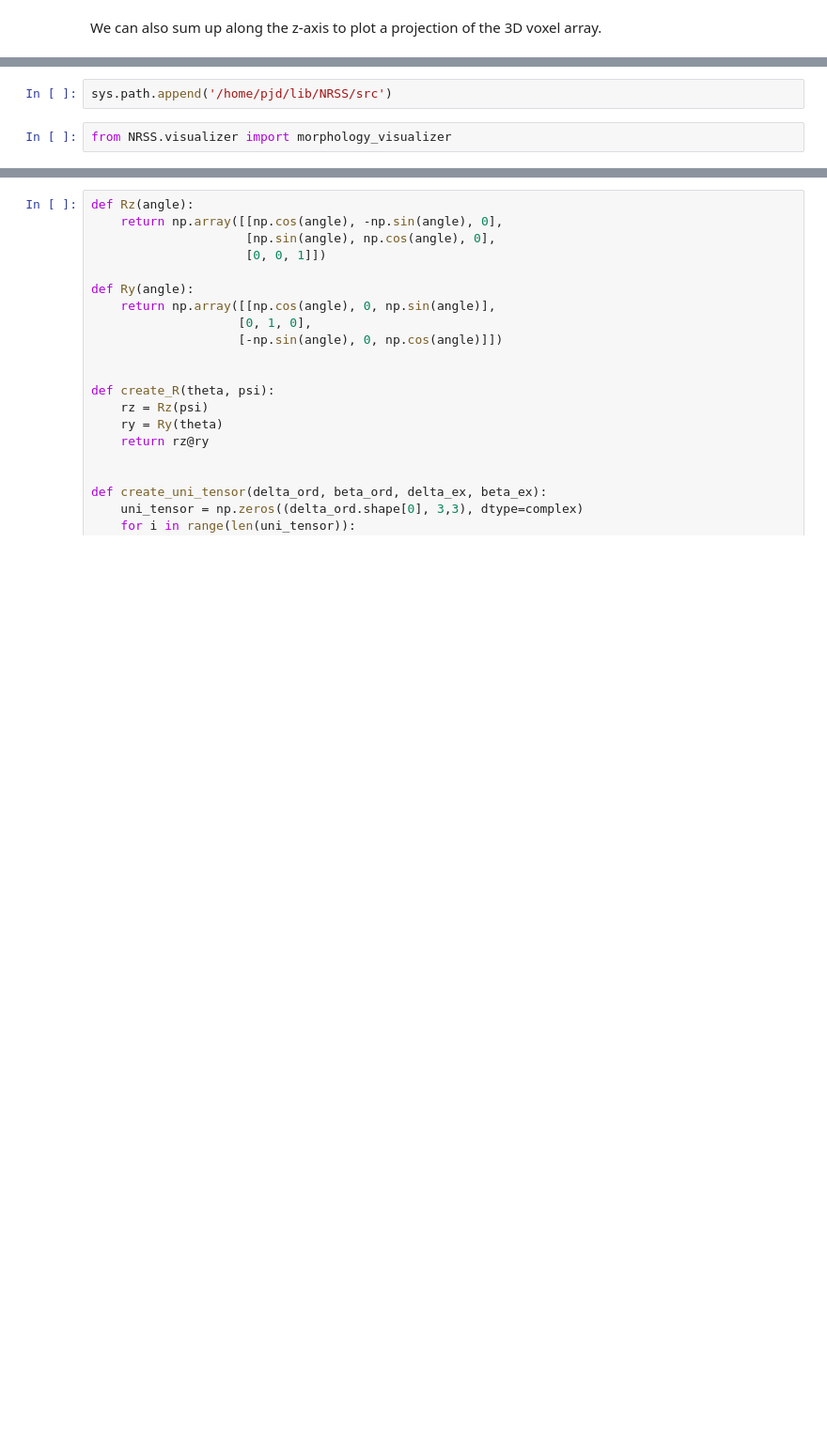
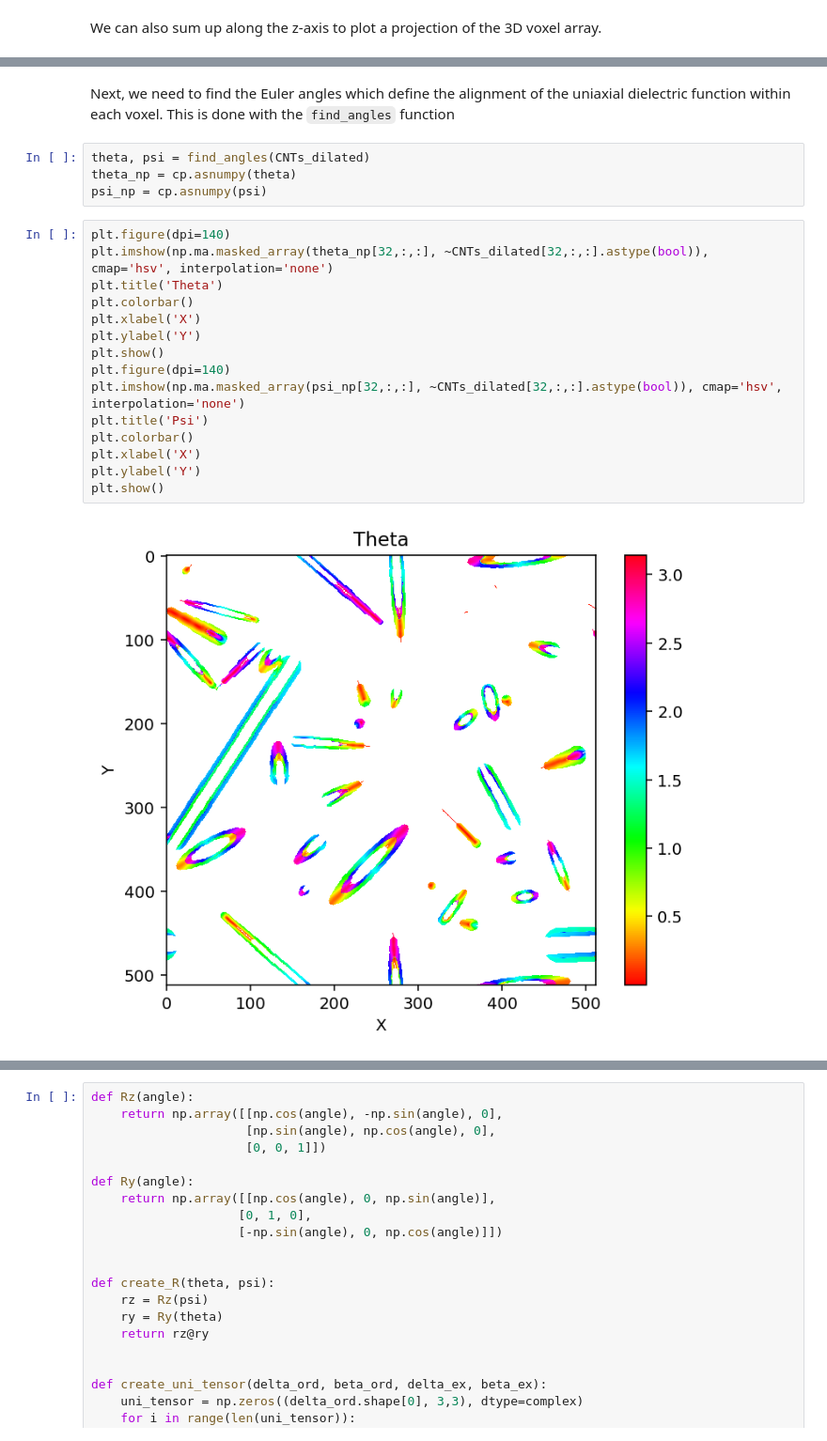
Before and after one commit to usnistgov/NRSS, a Jupyter notebook: src/NRSS_tutorials/MWCNTs/nb3_nrss.ipynb, the cells around one changed output, grey strips where cells are left out. Shown at 94% size. Drawn from its saved outputs; the diff is of its cells as text; blank space fills up the shorter version.

```diff
--- a/src/NRSS_tutorials/MWCNTs/nb3_nrss.ipynb
+++ b/src/NRSS_tutorials/MWCNTs/nb3_nrss.ipynb
@@ -113,4 +149,23 @@ plt.show()
-# %%
-sys.path.append('/home/pjd/lib/NRSS/src')
-# %%
-from NRSS.visualizer import morphology_visualizer
+# %% [markdown]
+Next, we need to find the Euler angles which define the alignment of the uniaxial dielectric function within each voxel. This is done with the `find_angles` function
+# %%
+theta, psi = find_angles(CNTs_dilated)
+theta_np = cp.asnumpy(theta)
+psi_np = cp.asnumpy(psi)
+# %%
+plt.figure(dpi=140)
+plt.imshow(np.ma.masked_array(theta_np[32,:,:], ~CNTs_dilated[32,:,:].astype(bool)), cmap='hsv', interpolation='none')
+plt.title('Theta')
+plt.colorbar()
+plt.xlabel('X')
+plt.ylabel('Y')
+plt.show()
+plt.figure(dpi=140)
+plt.imshow(np.ma.masked_array(psi_np[32,:,:], ~CNTs_dilated[32,:,:].astype(bool)), cmap='hsv', interpolation='none')
+plt.title('Psi')
+plt.colorbar()
+plt.xlabel('X')
+plt.ylabel('Y')
+plt.show()
+# %% [output]
+[figure, added]
```
Also changed, not shown: parts of 23 cells of this notebook, 2 other files.
